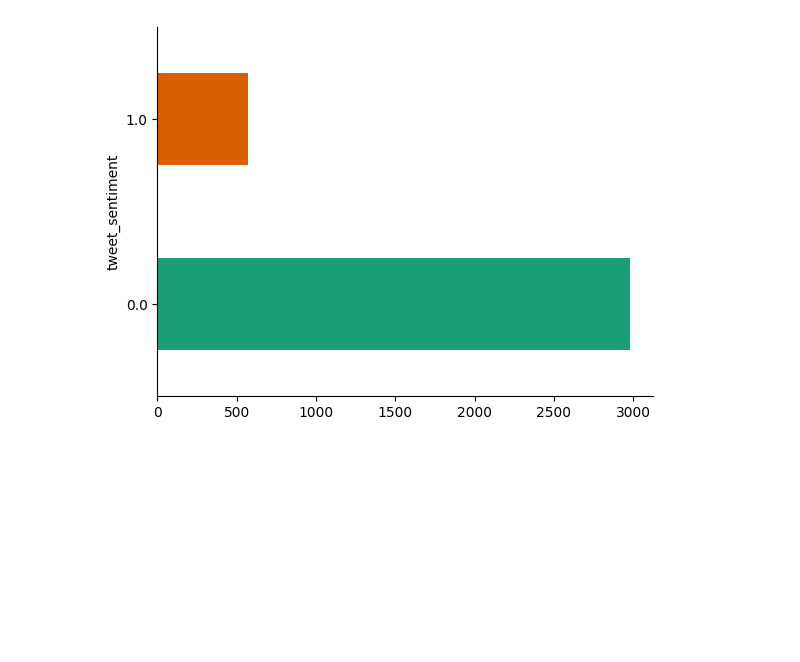
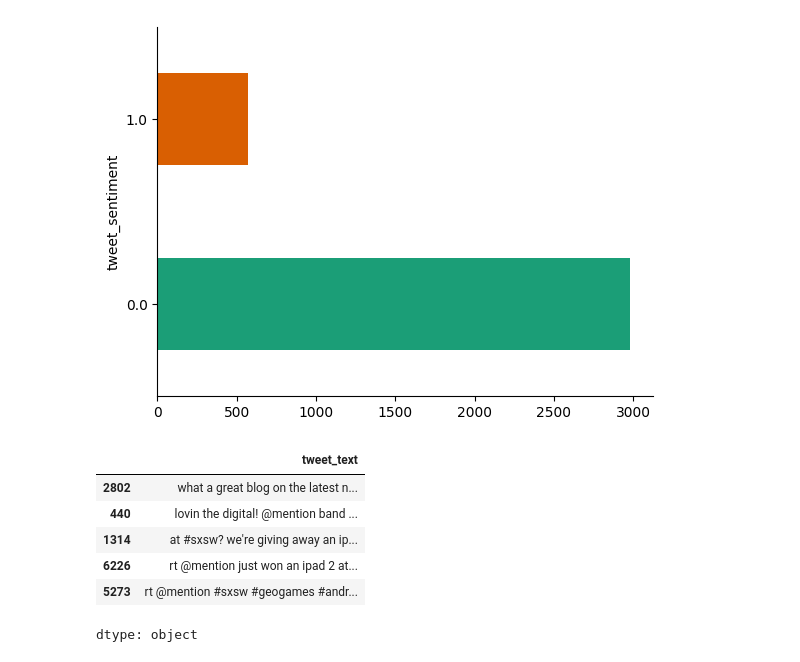
Before and after one commit to josh-g-grimes/Twitter-Sentiment-NLP, a Jupyter notebook: notebook.ipynb, the cells around one changed output. Drawn from its saved outputs; the diff is of its cells as text; code cells hidden in the pictures; blank space fills up the shorter version.

```diff
--- a/notebook.ipynb
+++ b/notebook.ipynb
@@ -72,3 +73,15 @@ X = df['tweet_text']
 y = df['tweet_sentiment']
 # %%
 X_train, X_test, y_train, y_test = train_test_split(X, y, test_size=0.2, random_state=42)
+# %%
+X_train = X_train.str.lower()
+# %%
+X_train.head()
+# %% [output]
+|  | tweet_text |
+| 2802 | what a great blog on the latest n... |
+| 440 | lovin the digital! @mention band ... |
+| 1314 | at #sxsw? we're giving away an ip... |
+| 6226 | rt @mention just won an ipad 2 at... |
+| 5273 | rt @mention #sxsw #geogames #andr... |
+dtype: object
```
Also changed, not shown: parts of 5 cells of this notebook.
